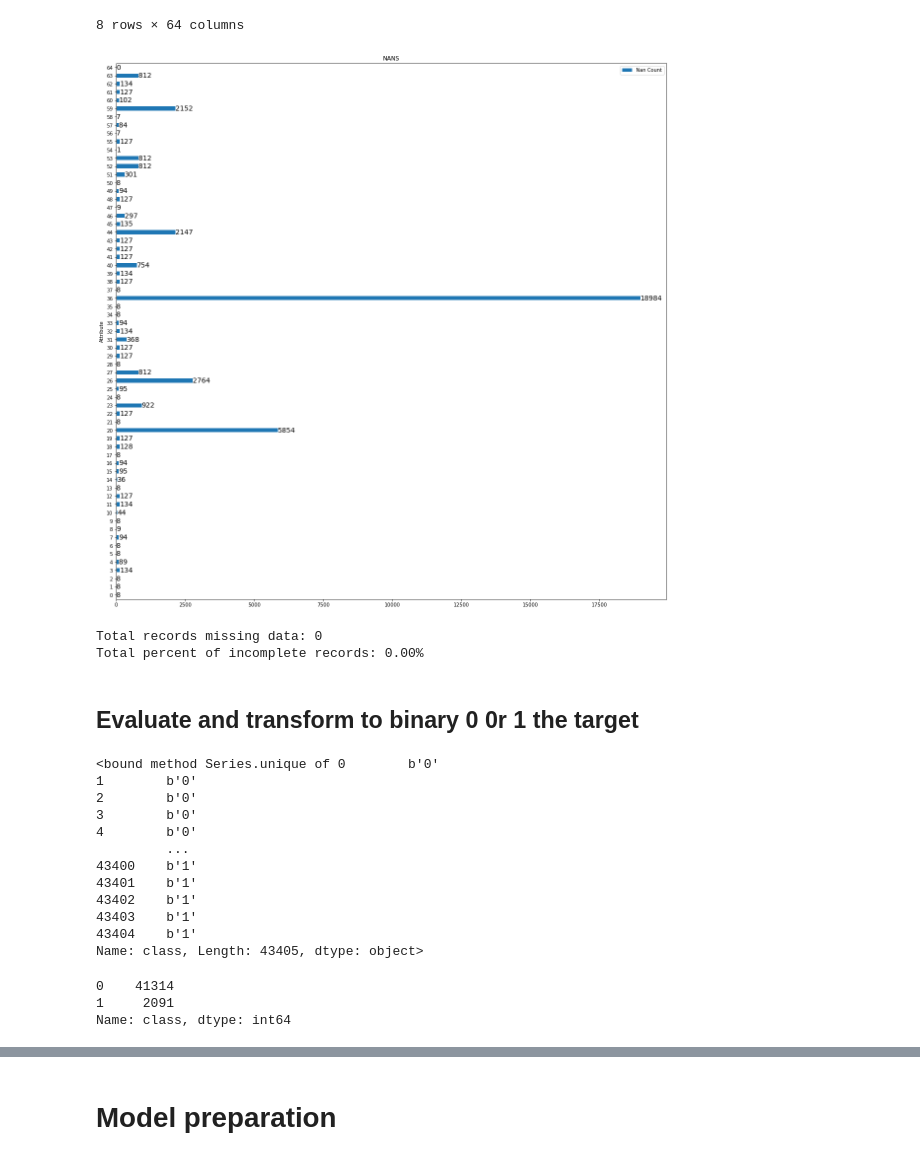
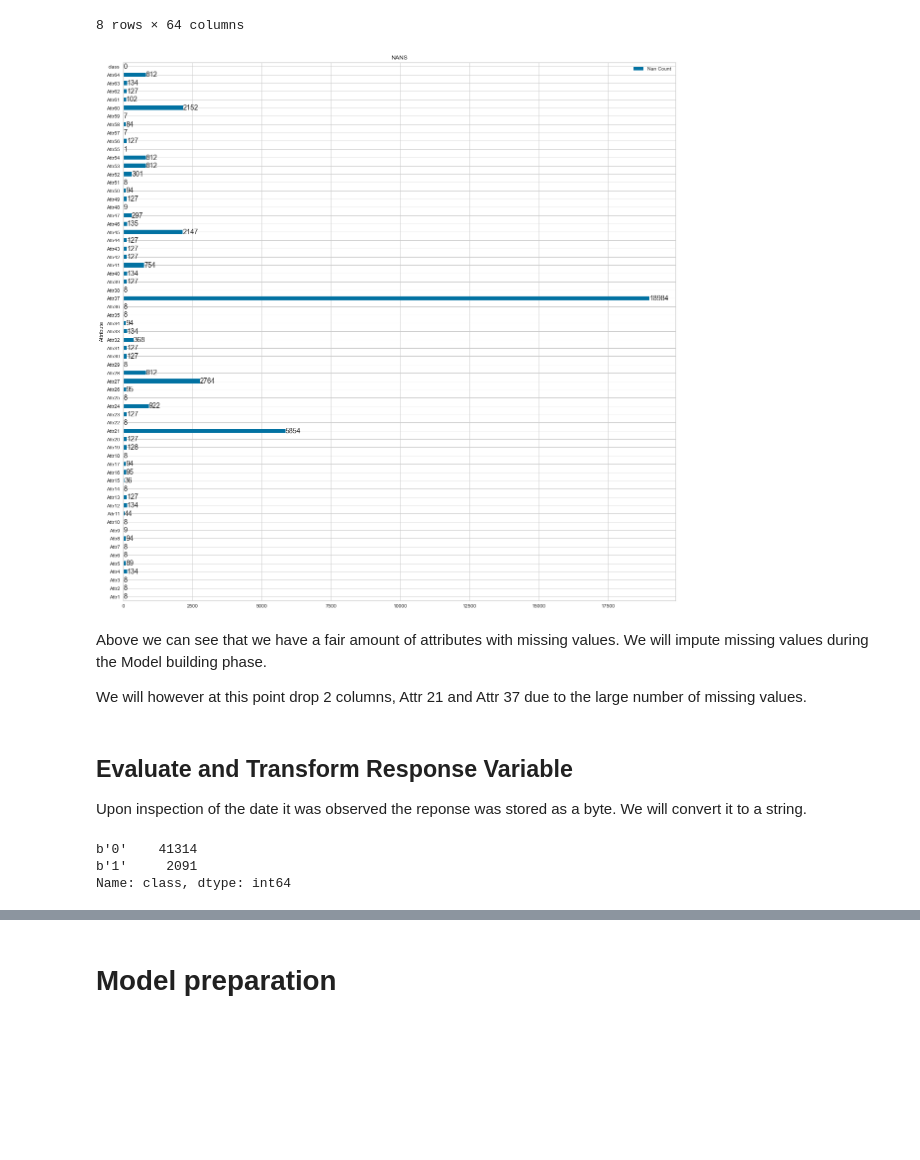
Before and after one commit to bSharpCyclist/MSDS-7333-QTW, a Jupyter notebook: Case Study 4.ipynb, the cells around one changed output, grey strips where cells are left out. Saved outputs shown, nothing was run; the diff lists cells and outputs as text; code cells hidden in the pictures; blank space fills up the shorter version.

```diff
--- a/Case Study 4.ipynb
+++ b/Case Study 4.ipynb
@@ -124,17 +122,19 @@ df.describe()
 # %%
 # Checking missing values
 nan_columns = []
 nan_values = []
 
 for column in df.columns:
     nan_columns.append(column)
     nan_values.append(df[column].isnull().sum())
 
 nan_dict = {'Attributes': nan_columns, "Nan Count": nan_values}
-nan_df = pd.DataFrame(nan_dict)
+
+# *dc - specify index, so I can see the attribute on the left, not some index value
+nan_df = pd.DataFrame(nan_dict, index=df.columns.to_list())
 
 ax = nan_df.plot(kind='barh', stacked=True, figsize=(20, 20), rot=0, xlabel='Attribute', ylabel='Count', title = 'NANS')
 for c in ax.containers:
     ax.bar_label(c, label_type='edge', fontsize = 14)
 # %% [output]
-[figure, old version]
+[figure, new version]
@@ -143,0 +141,4 @@ df = df.where(pd.notna(df), df.interpolate(), axis="columns")
+# %% [markdown]
+Above we can see that we have a fair amount of attributes with missing values. We will impute missing values during the Model building phase.
+
+We will however at this point drop 2 columns, Attr 21 and Attr 37 due to the large number of missing values.
@@ -144,37 +148,25 @@ df = df.where(pd.notna(df), df.interpolate(), axis="columns")
 # %%
-# After filling th missing values, check it again.
-missing = df.isnull().any(axis=1).sum()
-len_before = df.shape[0]
-print(f"Total records missing data: {missing}\n"
-      f"Total percent of incomplete records: {missing/len_before*100:.2f}%"
-     )
+# *dc - Comment out, we are imputing later so I'm not sure why this was added here.
+
+# # Now fill all missing values with the mean of the column
+# df = df.where(pd.notna(df), df.interpolate(), axis="columns")
+
+# # After filling th missing values, check it again.
+# missing = df.isnull().any(axis=1).sum()
+# len_before = df.shape[0]
+# print(f"Total records missing data: {missing}\n"
+#       f"Total percent of incomplete records: {missing/len_before*100:.2f}%"
+#      )
-# %% [output]
-Total records missing data: 0
-Total percent of incomplete records: 0.00%
-# %% [markdown]
-## Evaluate and transform to binary 0 0r 1 the target
+# %% [markdown]
+## Evaluate and Transform Response Variable
+
+Upon inspection of the date it was observed the reponse was stored as a byte. We will convert it to a string.
 # %%
-df["class"].unique
+df["class"].value_counts()
 # %% [output]
-<bound method Series.unique of 0        b'0'
-1        b'0'
-2        b'0'
-3        b'0'
-4        b'0'
-         ...
-43400    b'1'
-43401    b'1'
-43402    b'1'
-43403    b'1'
-43404    b'1'
-Name: class, Length: 43405, dtype: object>
+b'0'    41314
+b'1'     2091
+Name: class, dtype: int64
-# %%
-# This show that the target is very inbalanced
-df['class'].value_counts(normalize=False)
-# %% [output]
-0    41314
-1     2091
-Name: class, dtype: int64
 # %%
 # Plot to better show the inbalanced target
 plt.hist(df['class'])
```
Also changed, not shown: parts of 81 cells of this notebook.
